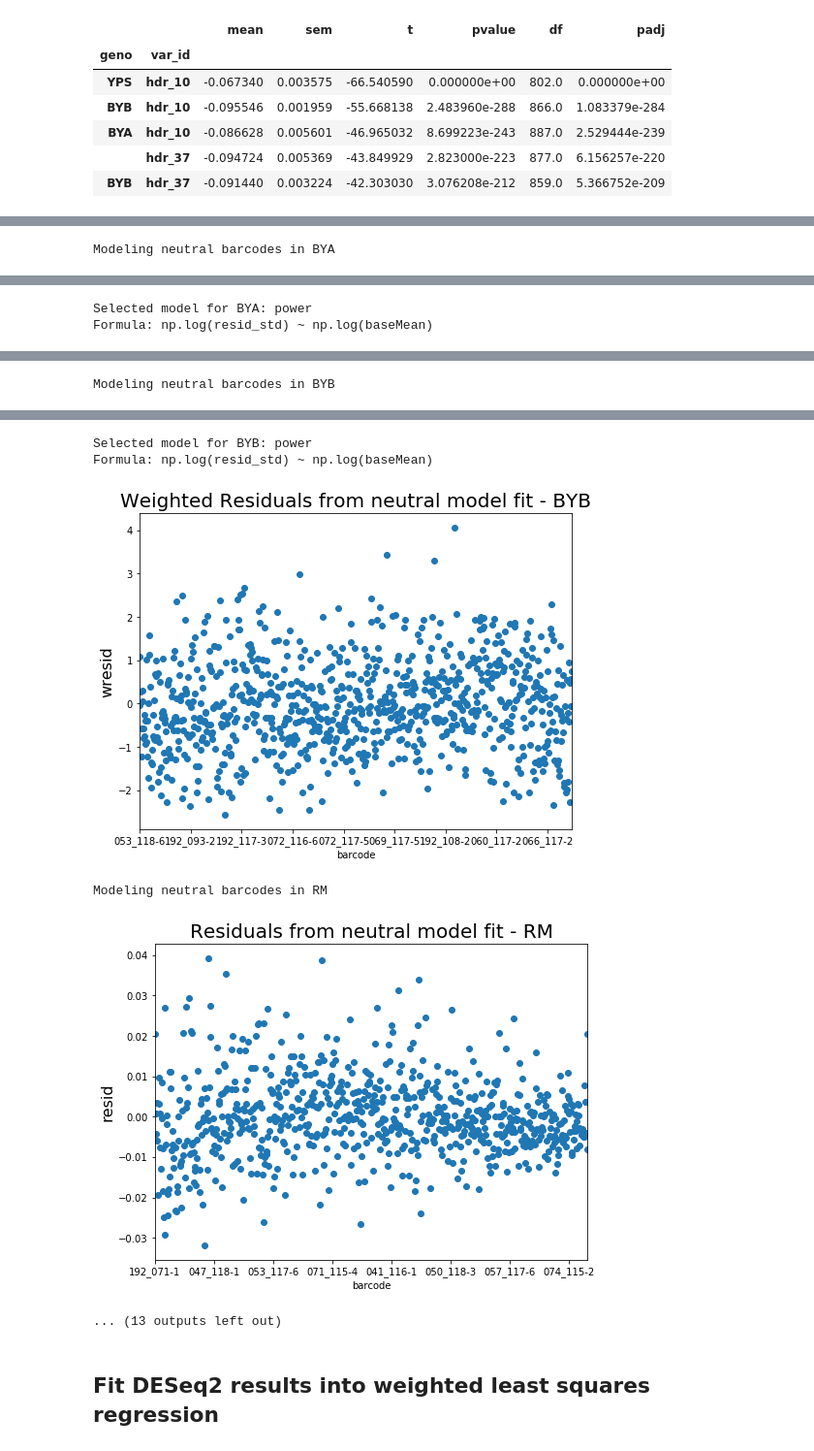
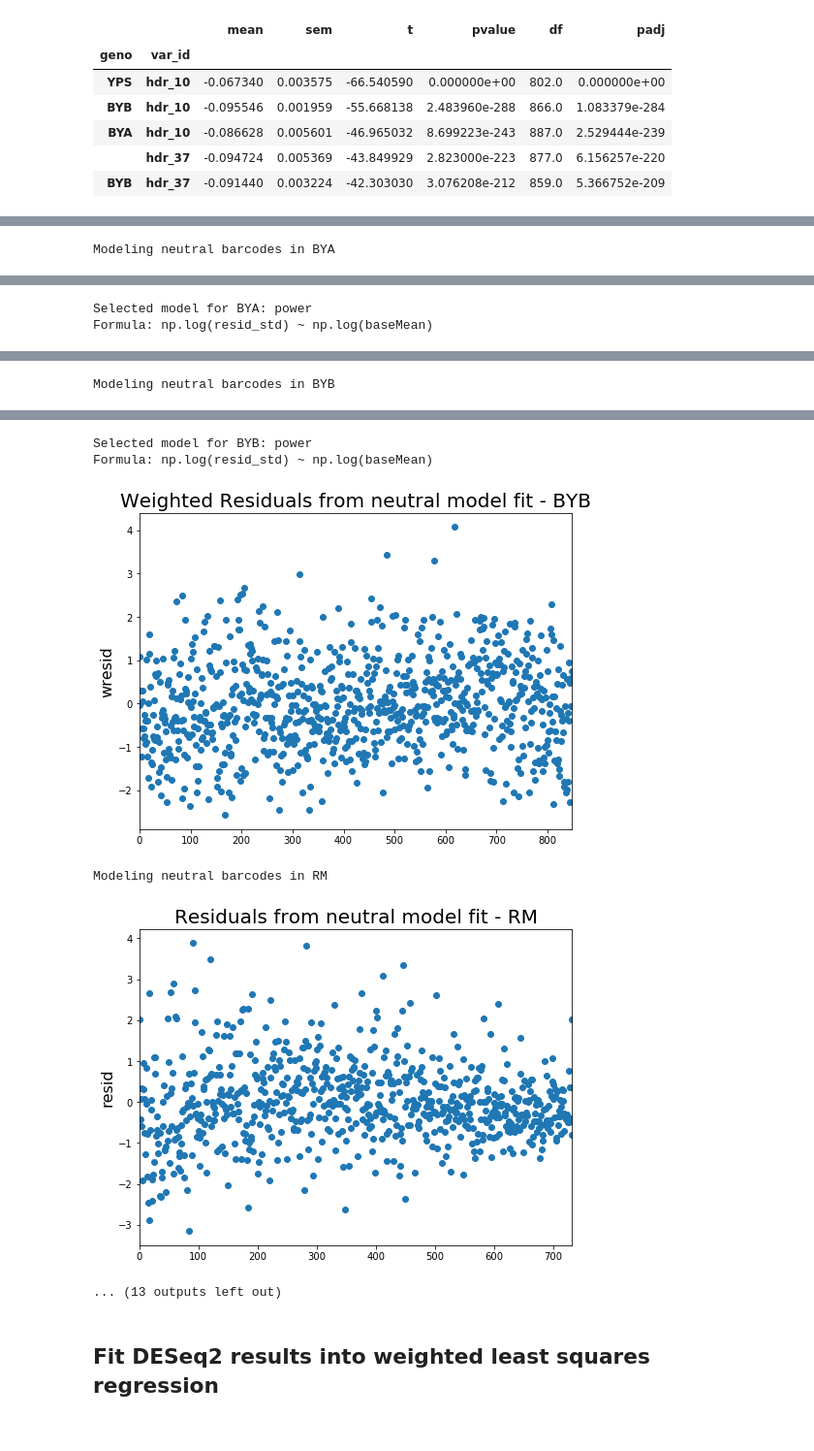
Before and after one commit to roy-ang/crispey3-epistasis, a Jupyter notebook: notebooks/analysis/crispey3-measure-fitness.ipynb, the cells around one changed output, grey strips where cells are left out. Shown at 97% size. Cells and saved outputs as stored; diff of their text form; code cells hidden in the pictures.

```diff
--- a/notebooks/analysis/crispey3-measure-fitness.ipynb
+++ b/notebooks/analysis/crispey3-measure-fitness.ipynb
@@ -338,0 +366,5 @@ var_summary.to_csv("gxg_5comp_aug2021_ttest_summary.txt", sep='\t', header=True,
+# %%
+z_logFC = deseq_results_df.groupby('geno').apply(lambda x: (x['log2FoldChange'] - x.loc[x['barcode_id'].isin(neutral_barcodes_df.index), 'log2FoldChange'].mean()) / x.loc[x['barcode_id'].isin(neutral_barcodes_df.index), 'log2FoldChange'].std() )
+deseq_results_df = deseq_results_df.reset_index().set_index(['geno', 'barcode'])
+deseq_results_df['z_logFC'] = z_logFC
+deseq_results_df = deseq_results_df.reset_index()
@@ -338,0 +374,19 @@ var_summary.to_csv("gxg_5comp_aug2021_ttest_summary.txt", sep='\t', header=True,
+# %%
+neutral_barcodes_all = deseq_results_df.query('barcode_id.isin(@neutral_barcodes_df.index)')
+
+fig, [ax1, ax2] = plt.subplots(nrows=2, ncols=1, figsize=(8,6))
+for g, df in neutral_barcodes_all.groupby('geno'):
+    ax1.scatter('baseMean', 'z_logFC', data=df, label=g)
+    ax2.hist('z_logFC', data=df, label=g, bins=np.arange(-3, 3, 0.1), alpha=0.7)
+ax1.axhline(0, color='k')
+ax1.set_ylabel('z_logFC', fontsize=14)
+ax2.set_xlabel('z_logFC', fontsize=14)
+ax2.set_ylabel('freq', fontsize=14)
+ax1.set_title('Neutral barcode z-normalized logFC distribution, all comps', fontsize=16)
+ax2.set_title('Neutral barcode z-normalized logFC distribution, all comps', fontsize=16)
+ax1.legend()
+ax2.legend()
+ax1.set_xscale('log')
+plt.xticks(fontsize=12)
+plt.yticks(fontsize=12)
+plt.show()
@@ -343,24 +399,15 @@ These neutral models are used to calculate weights for fitting all barcodes into
 neutral_variance_model_dict = {}
 
 for g, d_neutral in deseq_results_df.query('barcode_id.isin(@neutral_barcodes_df.index)').groupby('geno'):
+    d_neutral = d_neutral.sort_values('baseMean').reset_index(drop=True)
     print('Modeling neutral barcodes in {}'.format(g))
-#     # plot neutral distribution
-#     fig, ax = plt.subplots(figsize=(8,6))
-#     ax.scatter(d_neutral['baseMean'], d_neutral['log2FoldChange'])
-#     ax.set_xlabel('baseMean', fontsize=16)
-#     ax.set_ylabel('logFC', fontsize=16)
-#     ax.set_title('Neutral barcodes for {}'.format(g), fontsize=20)
-#     plt.xticks(fontsize = 14)
-#     plt.yticks(fontsize = 14)
-#     plt.xscale('log')
-#     plt.show()
 
     # fit OLS
-    formula = 'log2FoldChange ~ np.log(baseMean)'
+    formula = 'z_logFC ~ np.log(baseMean)'
     neutral_model = ols(formula, d_neutral).fit()
 
     # plot residuals
-    residuals = neutral_model.resid[d_neutral.sort_values('baseMean').index]
+    residuals = neutral_model.resid
     fig, ax = plt.subplots(figsize=(8,6))
     residuals.plot(ax=ax, marker='o', linestyle='')
     ax.set_ylabel('resid', fontsize=16)
@@ -406,7 +453,7 @@ for g, d_neutral in deseq_results_df.query('barcode_id.isin(@neutral_barcodes_df
         w = 1/std_model.predict(d_neutral['baseMean'])**2
 
     # refit neutrals in WLS and inspect residuals
-    formula = 'log2FoldChange ~ np.log(baseMean)'
+    formula = 'z_logFC ~ np.log(baseMean)'
     neutral_model = wls(formula, d_neutral, weights=w).fit()
     residuals = neutral_model.wresid[d_neutral.sort_values('baseMean').index]
     fig, ax = plt.subplots(figsize=(8,6))
@@ -430,8 +477,8 @@ Modeling neutral barcodes in BYB
 Selected model for BYB: power
 Formula: np.log(resid_std) ~ np.log(baseMean)
-[figure, old version]
+[figure, new version]
 Modeling neutral barcodes in RM
-[figure, old version]
+[figure, new version]
 ... (13 outputs left out)
 # %% [markdown]
 ## Fit DESeq2 results into weighted least squares regression
```
Also changed, not shown: parts of 28 cells of this notebook.
